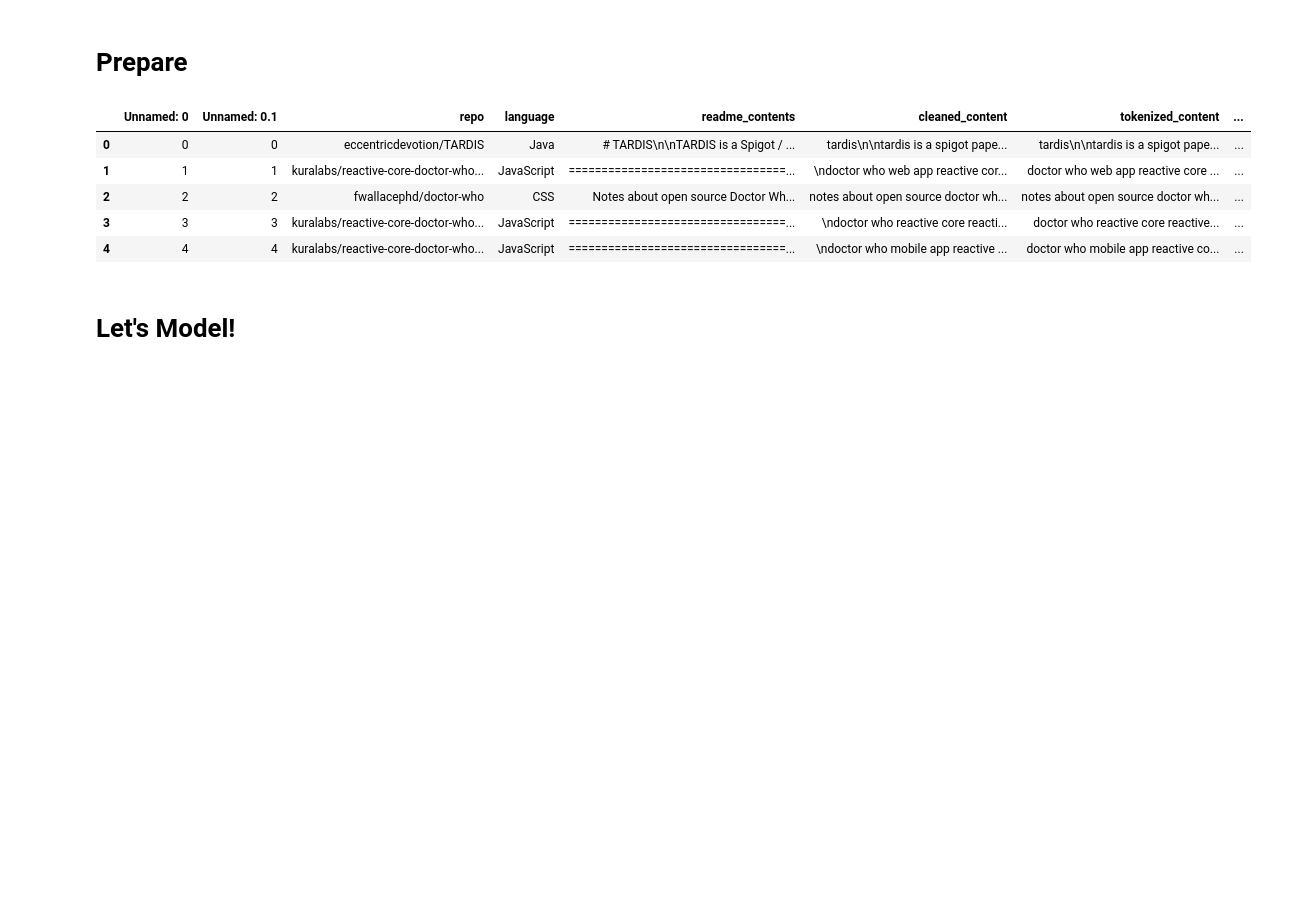
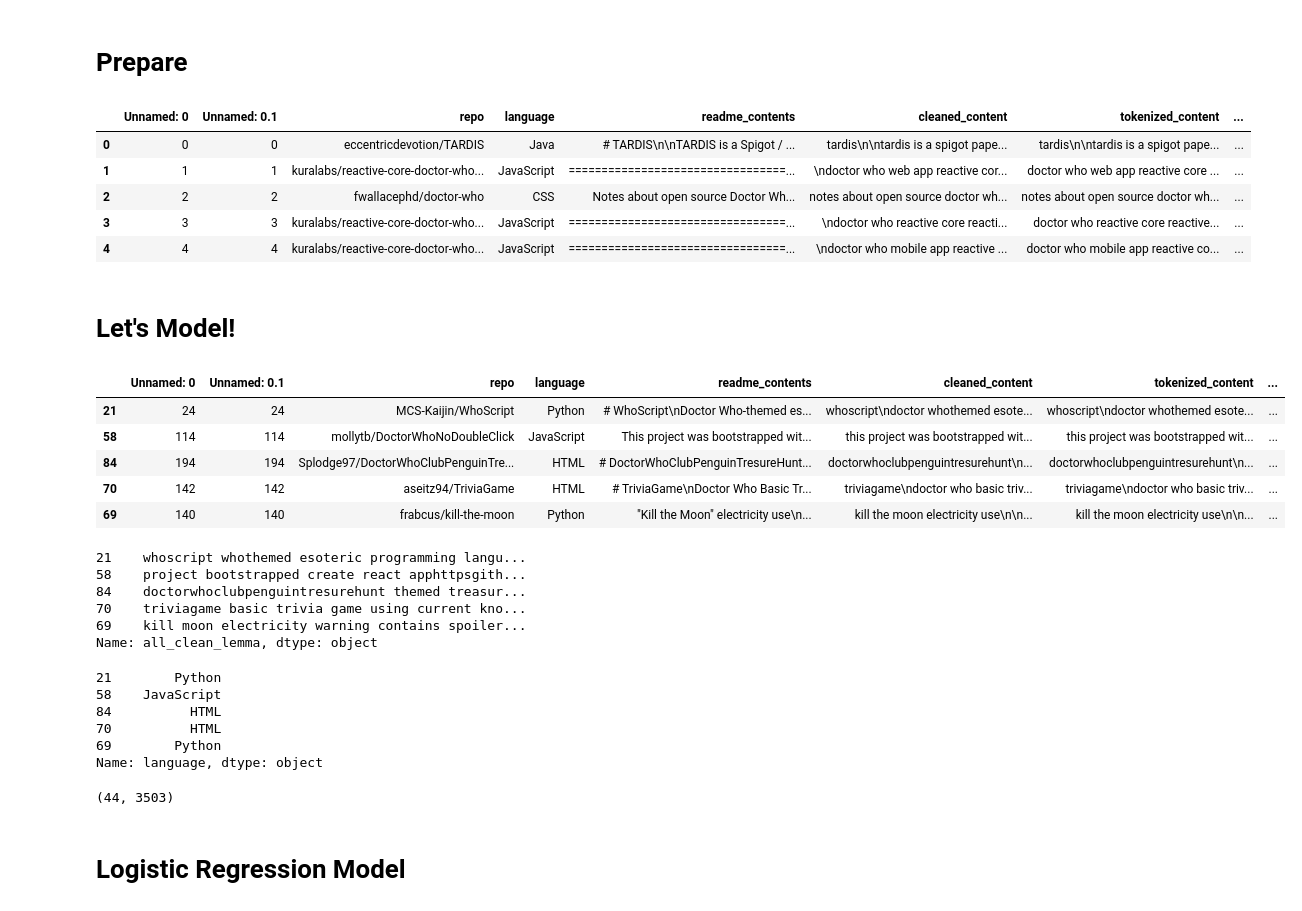
Before and after one commit to CaitlynCarney/coding_language_prediction, a Jupyter notebook: workbooks/model.ipynb, the cells around one changed output. Cells and saved outputs as stored; diff of their text form; code cells hidden in the pictures; blank space fills up the shorter version.

Commit message:
Modeling Code Workbook

```diff
--- a/workbooks/model.ipynb
+++ b/workbooks/model.ipynb
@@ -34,3 +50,69 @@ dw.head()
 | 4 | 4 | 4 | kuralabs/reactive-core-doctor-who... | JavaScript | =================================... | \ndoctor who mobile app reactive ... | doctor who mobile app reactive co... | ... |
 # %% [markdown]
 # Let's Model!
+# %%
+# We'll use this split function later to create in-sample and out-of-sample datasets for modeling
+def split(df, stratify_by=None):
+    """
+    3 way split for train, validate, and test datasets
+    To stratify, send in a column name
+    """
+
+    train, test = train_test_split(df, test_size=.2, random_state=123, stratify=df[stratify_by])
+
+    train, validate = train_test_split(train, test_size=.3, random_state=123, stratify=train[stratify_by])
+
+    return train, validate, test
+# %%
+def split_top_4(dw):
+    '''create the top 4 most used languages
+    split these into train test and validate'''
+    # create top 4
+    top_4_characters = dw.language.value_counts().index[0:4]
+    top_4 = dw[dw.language.isin(top_4_characters)]
+    # split into train, validate, test
+    train, validate, test = split(top_4, 'language')
+    return train, validate, test
+# %%
+train, validate, test = split_top_4(dw)
+train.head()
+# %% [output]
+|  | Unnamed: 0 | Unnamed: 0.1 | repo | language | readme_contents | cleaned_content | tokenized_content | ... |
+| 21 | 24 | 24 | MCS-Kaijin/WhoScript | Python | # WhoScript\nDoctor Who-themed es... | whoscript\ndoctor whothemed esote... | whoscript\ndoctor whothemed esote... | ... |
+| 58 | 114 | 114 | mollytb/DoctorWhoNoDoubleClick | JavaScript | This project was bootstrapped wit... | this project was bootstrapped wit... | this project was bootstrapped wit... | ... |
+| 84 | 194 | 194 | Splodge97/DoctorWhoClubPenguinTre... | HTML | # DoctorWhoClubPenguinTresureHunt... | doctorwhoclubpenguintresurehunt\n... | doctorwhoclubpenguintresurehunt\n... | ... |
+| 70 | 142 | 142 | aseitz94/TriviaGame | HTML | # TriviaGame\nDoctor Who Basic Tr... | triviagame\ndoctor who basic triv... | triviagame\ndoctor who basic triv... | ... |
+| 69 | 140 | 140 | frabcus/kill-the-moon | Python | "Kill the Moon" electricity use\n... | kill the moon electricity use\n\n... | kill the moon electricity use\n\n... | ... |
+# %%
+def split_into_x_y(train, validate, test):
+    '''seperates train, validate, and test
+    into X and y variables'''
+    # Setup our X variables
+    X_train = train.all_clean_lemma
+    X_validate = validate.all_clean_lemma
+    X_test = test.all_clean_lemma
+    # set up our y variables
+    y_train = train.language
+    y_validate = validate.language
+    y_test = test.language
+    # return them
+    return X_train, X_validate, X_test, y_train, y_validate, y_test
+
+X_train, X_validate, X_test, y_train, y_validate, y_test = split_into_x_y(train, validate, test)
+X_train.head()
+# %% [output]
+21    whoscript whothemed esoteric programming langu...
+58    project bootstrapped create react apphttpsgith...
+84    doctorwhoclubpenguintresurehunt themed treasur...
+70    triviagame basic trivia game using current kno...
+69    kill moon electricity warning contains spoiler...
+Name: all_clean_lemma, dtype: object
+# %%
+y_train.head()
+# %% [output]
+21        Python
+58    JavaScript
+84          HTML
+70          HTML
+69        Python
+Name: language, dtype: object
@@ -36,0 +132,7 @@ dw.head()
+# %%
+X_train_vectorized.todense().shape
+# so pretty much every single word has a column
+# %% [output]
+(44, 3503)
+# %% [markdown]
+# Logistic Regression Model
```
Also changed, not shown: parts of 50 cells of this notebook.
